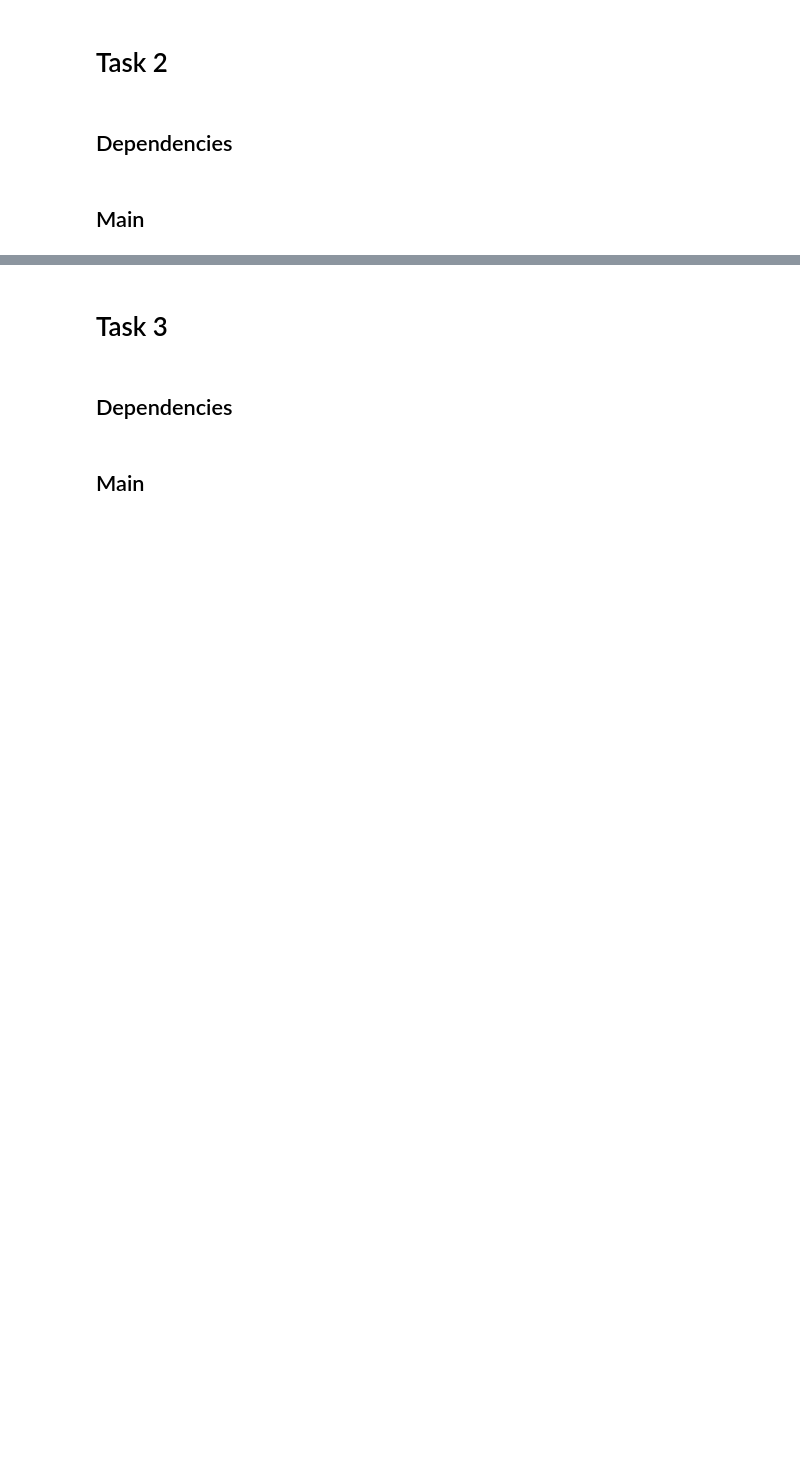
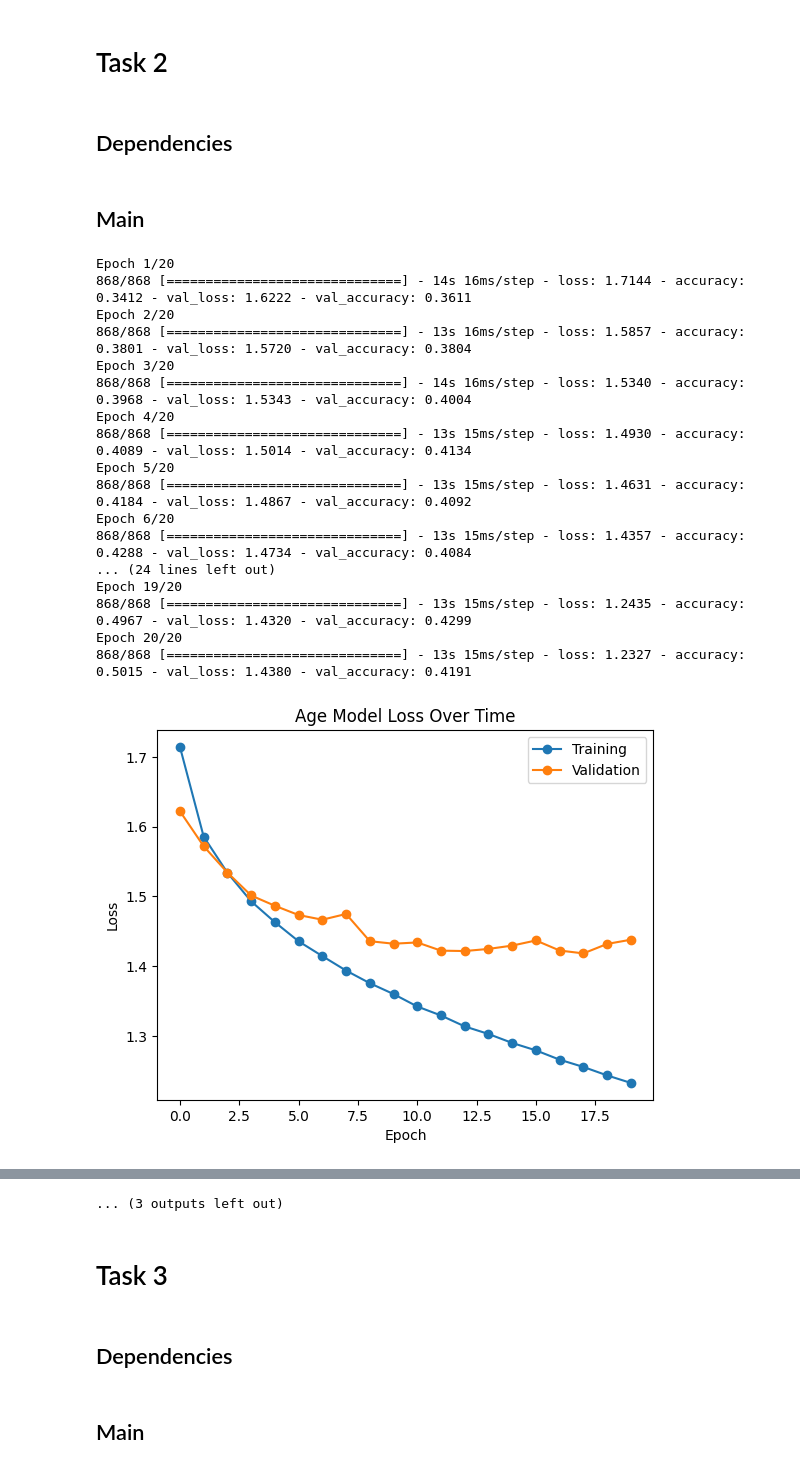
Before and after one commit to Arkifeanyi/COSC_525_Project3, a Jupyter notebook: project3.ipynb, the cells around one changed output, grey strips where cells are left out. Cells and saved outputs as stored; diff of their text form; code cells hidden in the pictures; blank space fills up the shorter version.

```diff
--- a/project3.ipynb
+++ b/project3.ipynb
@@ -53,12 +200,12 @@ def build_task_1_nn(n: int):
 # %%
 def build_task_2_nn(n: int):
     model = Sequential()
-    model.add(layers.Conv2D(40, 5, activation="relu"))
-    model.add(layers.MaxPool2D())
-    model.add(layers.Flatten())
-    model.add(layers.Dense(100, activation="relu"))
-    model.add(layers.Dense(n, activation="softmax"))
-    model.compile(loss="categorical_crossentropy", optimizer="SGD", metrics=["accuracy", "categorical_crossentropy"])
+    model.add(Conv2D(40, 5, activation="relu", input_shape=(32,32,1)))
+    model.add(MaxPool2D())
+    model.add(Flatten())
+    model.add(Dense(100, activation="relu"))
+    model.add(Dense(n, activation="softmax"))
+    model.compile(loss="categorical_crossentropy", optimizer=adamw.AdamW(0.0005, amsgrad=True), metrics=["accuracy"])
     return model
 # %% [markdown]
 ## Main
@@ -68,0 +212,21 @@ def build_task_2_nn(n: int):
+# %%
+task_simple(build_task_2_nn)
+# %% [output]
+Epoch 1/20
+868/868 [==============================] - 14s 16ms/step - loss: 1.7144 - accuracy: 0.3412 - val_loss: 1.6222 - val_accuracy: 0.3611
+Epoch 2/20
+868/868 [==============================] - 13s 16ms/step - loss: 1.5857 - accuracy: 0.3801 - val_loss: 1.5720 - val_accuracy: 0.3804
+Epoch 3/20
+868/868 [==============================] - 14s 16ms/step - loss: 1.5340 - accuracy: 0.3968 - val_loss: 1.5343 - val_accuracy: 0.4004
+Epoch 4/20
+868/868 [==============================] - 13s 15ms/step - loss: 1.4930 - accuracy: 0.4089 - val_loss: 1.5014 - val_accuracy: 0.4134
+Epoch 5/20
+868/868 [==============================] - 13s 15ms/step - loss: 1.4631 - accuracy: 0.4184 - val_loss: 1.4867 - val_accuracy: 0.4092
+Epoch 6/20
+868/868 [==============================] - 13s 15ms/step - loss: 1.4357 - accuracy: 0.4288 - val_loss: 1.4734 - val_accuracy: 0.4084
+... (24 lines left out)
+Epoch 19/20
+868/868 [==============================] - 13s 15ms/step - loss: 1.2435 - accuracy: 0.4967 - val_loss: 1.4320 - val_accuracy: 0.4299
+Epoch 20/20
+868/868 [==============================] - 13s 15ms/step - loss: 1.2327 - accuracy: 0.5015 - val_loss: 1.4380 - val_accuracy: 0.4191
+[figure, added]
@@ -69,3 +279,4 @@ def build_task_2_nn(n: int):
+... (3 outputs left out)
 # %% [markdown]
 # Task 3
 # %% [markdown]
```
Also changed, not shown: parts of 77 cells of this notebook, 37 other files.
